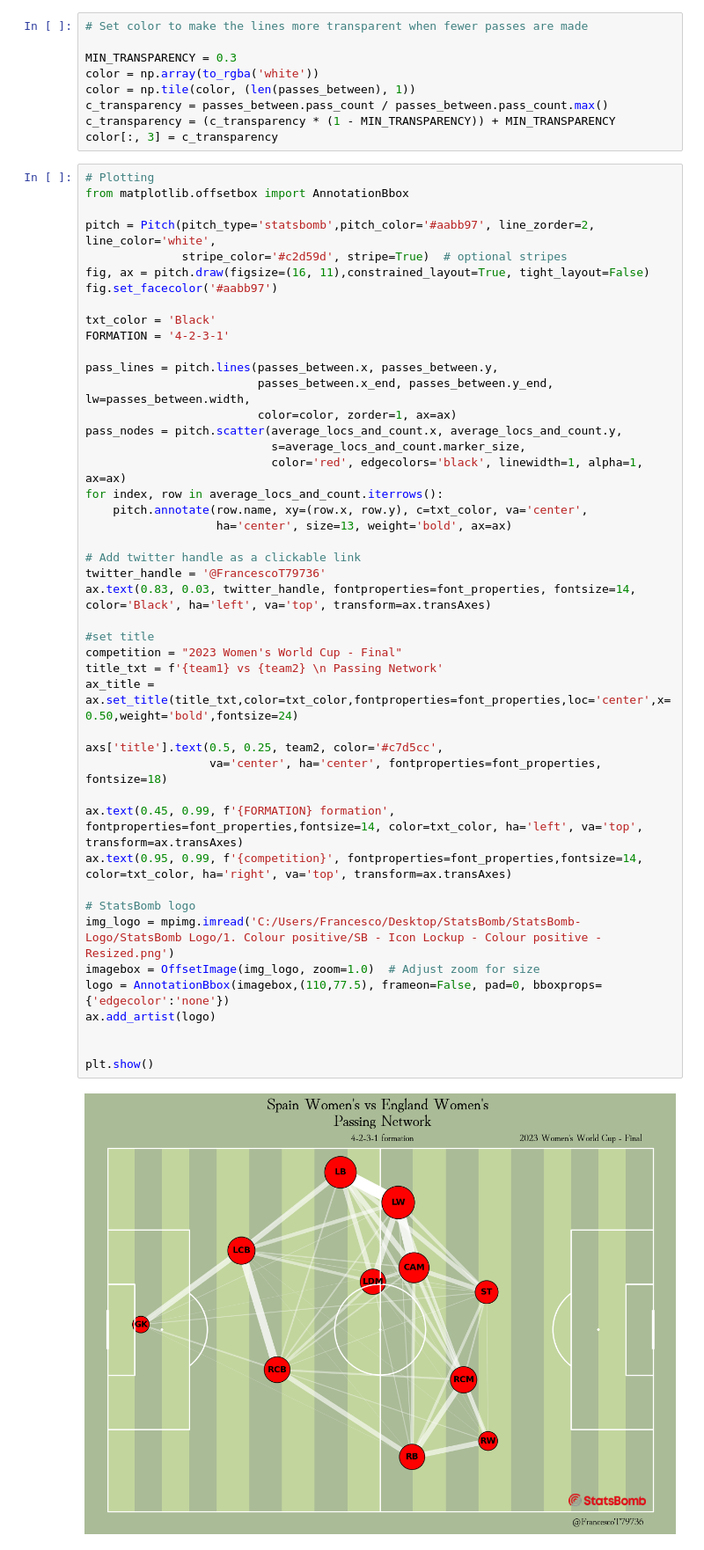
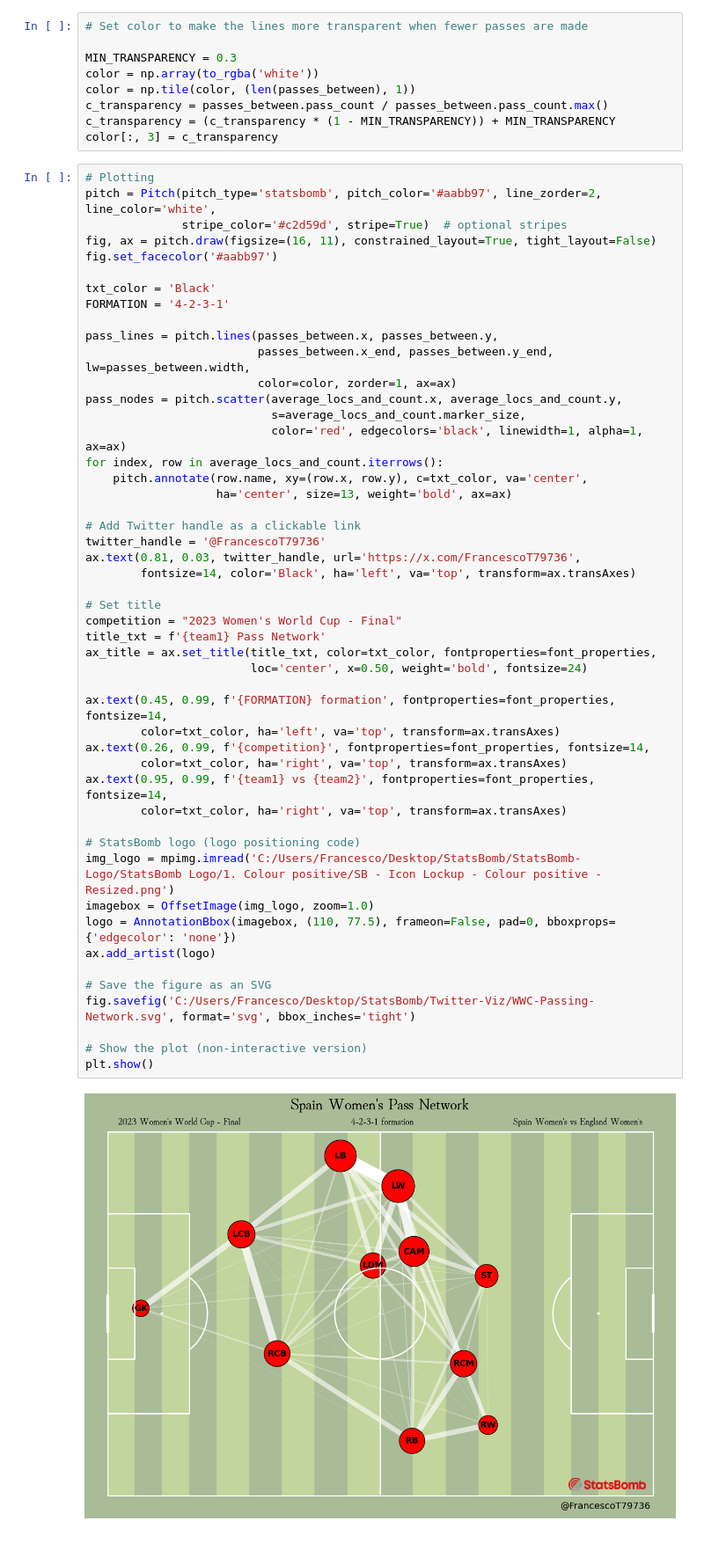
Before and after one commit to FrancescoTrasforini/2023WomenWorldCup-Analysis, a Jupyter notebook: StatsBomb-Women_World_Cup_Analysis.ipynb, the cells around one changed output. Shown at 88% size. Saved outputs shown, nothing was run; the diff lists cells and outputs as text.

Commit message:
Improved Passing Network + svg file with clickable twitter handle

```diff
--- a/StatsBomb-Women_World_Cup_Analysis.ipynb
+++ b/StatsBomb-Women_World_Cup_Analysis.ipynb
@@ -678,48 +678,52 @@ c_transparency = (c_transparency * (1 - MIN_TRANSPARENCY)) + MIN_TRANSPARENCY
 color[:, 3] = c_transparency
 # %%
 # Plotting
-from matplotlib.offsetbox import AnnotationBbox
-
-pitch = Pitch(pitch_type='statsbomb',pitch_color='#aabb97', line_zorder=2, line_color='white',
+pitch = Pitch(pitch_type='statsbomb', pitch_color='#aabb97', line_zorder=2, line_color='white',
               stripe_color='#c2d59d', stripe=True)  # optional stripes
-fig, ax = pitch.draw(figsize=(16, 11),constrained_layout=True, tight_layout=False)
+fig, ax = pitch.draw(figsize=(16, 11), constrained_layout=True, tight_layout=False)
 fig.set_facecolor('#aabb97')
 
 txt_color = 'Black'
 FORMATION = '4-2-3-1'
 
 pass_lines = pitch.lines(passes_between.x, passes_between.y,
                          passes_between.x_end, passes_between.y_end, lw=passes_between.width,
                          color=color, zorder=1, ax=ax)
 pass_nodes = pitch.scatter(average_locs_and_count.x, average_locs_and_count.y,
                            s=average_locs_and_count.marker_size,
                            color='red', edgecolors='black', linewidth=1, alpha=1, ax=ax)
 for index, row in average_locs_and_count.iterrows():
     pitch.annotate(row.name, xy=(row.x, row.y), c=txt_color, va='center',
                    ha='center', size=13, weight='bold', ax=ax)
 
-# Add twitter handle as a clickable link
+# Add Twitter handle as a clickable link
 twitter_handle = '@FrancescoT79736'
-ax.text(0.83, 0.03, twitter_handle, fontproperties=font_properties, fontsize=14, color='Black', ha='left', va='top', transform=ax.transAxes)
+ax.text(0.81, 0.03, twitter_handle, url='https://x.com/FrancescoT79736',
+        fontsize=14, color='Black', ha='left', va='top', transform=ax.transAxes)
 
-#set title
+# Set title
 competition = "2023 Women's World Cup - Final"
-title_txt = f'{team1} vs {team2} \n Passing Network'
-ax_title = ax.set_title(title_txt,color=txt_color,fontproperties=font_properties,loc='center',x=0.50,weight='bold',fontsize=24)
+title_txt = f'{team1} Pass Network'
+ax_title = ax.set_title(title_txt, color=txt_color, fontproperties=font_properties,
+                        loc='center', x=0.50, weight='bold', fontsize=24)
 
-axs['title'].text(0.5, 0.25, team2, color='#c7d5cc',
-                  va='center', ha='center', fontproperties=font_properties, fontsize=18)
+ax.text(0.45, 0.99, f'{FORMATION} formation', fontproperties=font_properties, fontsize=14,
+        color=txt_color, ha='left', va='top', transform=ax.transAxes)
+ax.text(0.26, 0.99, f'{competition}', fontproperties=font_properties, fontsize=14,
+        color=txt_color, ha='right', va='top', transform=ax.transAxes)
+ax.text(0.95, 0.99, f'{team1} vs {team2}', fontproperties=font_properties, fontsize=14,
+        color=txt_color, ha='right', va='top', transform=ax.transAxes)
 
-ax.text(0.45, 0.99, f'{FORMATION} formation', fontproperties=font_properties,fontsize=14, color=txt_color, ha='left', va='top', transform=ax.transAxes)
-ax.text(0.95, 0.99, f'{competition}', fontproperties=font_properties,fontsize=14, color=txt_color, ha='right', va='top', transform=ax.transAxes)
-
-# StatsBomb logo
+# StatsBomb logo (logo positioning code)
 img_logo = mpimg.imread('C:/Users/Francesco/Desktop/StatsBomb/StatsBomb-Logo/StatsBomb Logo/1. Colour positive/SB - Icon Lockup - Colour positive - Resized.png')
-imagebox = OffsetImage(img_logo, zoom=1.0)  # Adjust zoom for size
-logo = AnnotationBbox(imagebox,(110,77.5), frameon=False, pad=0, bboxprops={'edgecolor':'none'})
+imagebox = OffsetImage(img_logo, zoom=1.0)
+logo = AnnotationBbox(imagebox, (110, 77.5), frameon=False, pad=0, bboxprops={'edgecolor': 'none'})
 ax.add_artist(logo)
 
+# Save the figure as an SVG
+fig.savefig('C:/Users/Francesco/Desktop/StatsBomb/Twitter-Viz/WWC-Passing-Network.svg', format='svg', bbox_inches='tight')
 
+# Show the plot (non-interactive version)
 plt.show()
 # %% [output]
-[figure, old version]
+[figure, new version]
```
Also changed, not shown: parts of 3 cells of this notebook, 2 other files.
